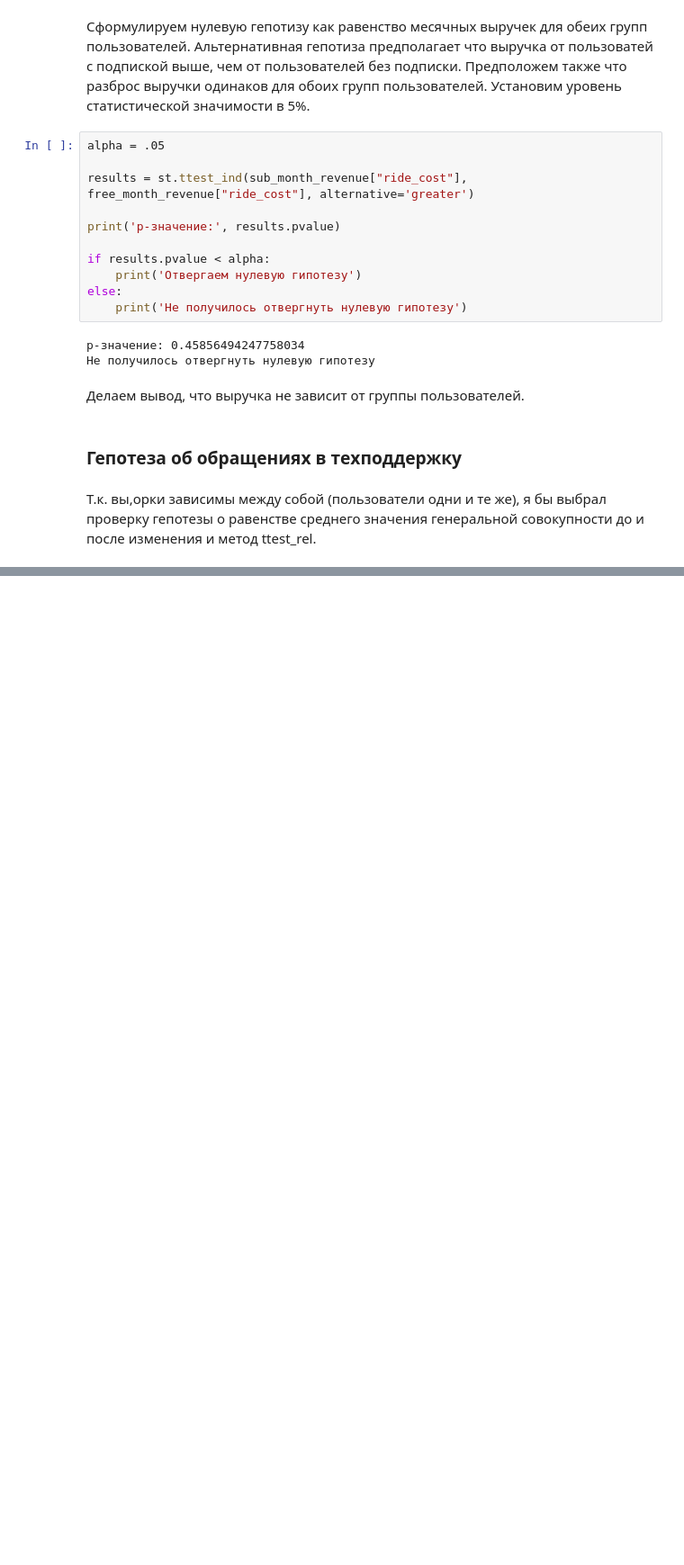
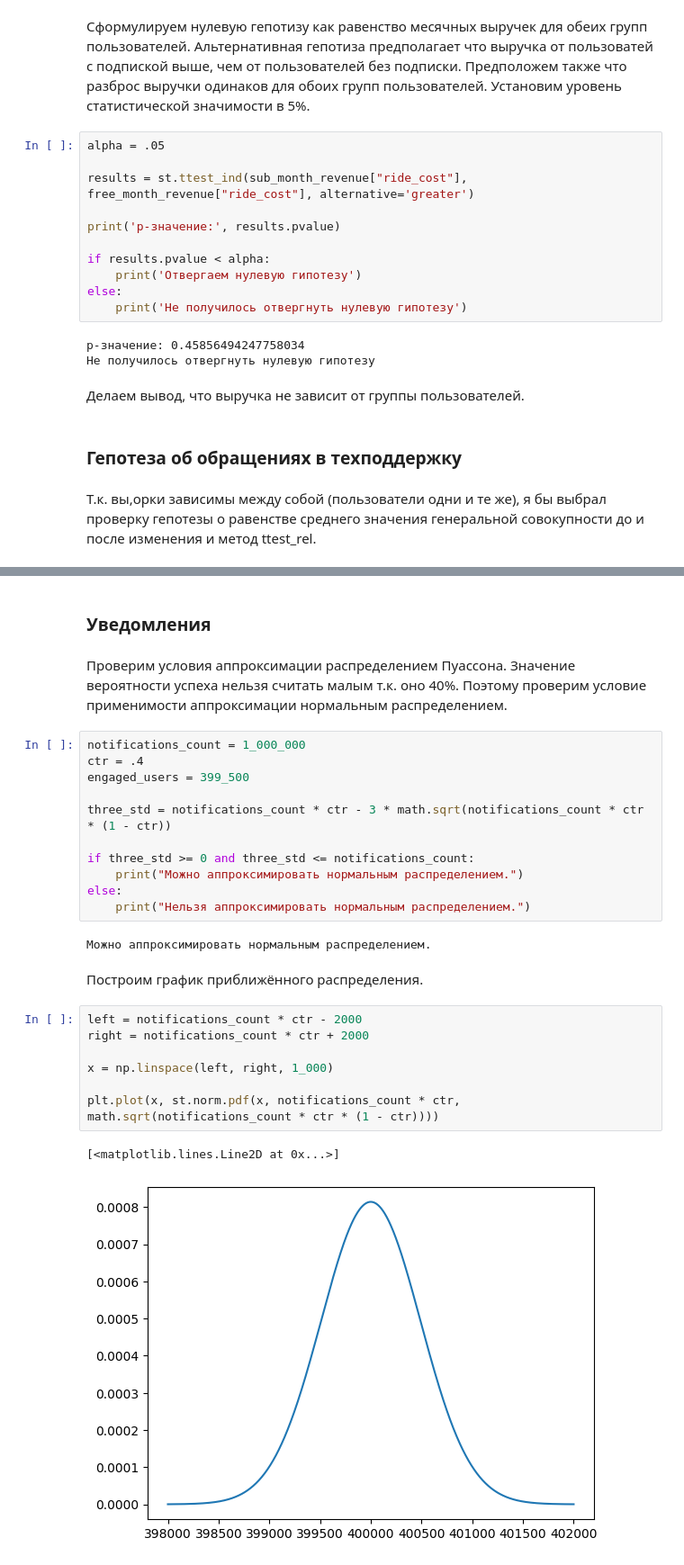
Before and after one commit to EvanderLatine/DS_Practicum, a Jupyter notebook: Scooters_Lease/Revenue_Optimization.ipynb, the cells around one changed output, grey strips where cells are left out. Shown: that part at 90% size. Cells and saved outputs as stored; diff of their text form; blank space fills up the shorter version.

```diff
--- a/Scooters_Lease/Revenue_Optimization.ipynb
+++ b/Scooters_Lease/Revenue_Optimization.ipynb
@@ -463,0 +487,29 @@ p-значение: 0.45856494247758034
+# %% [markdown]
+### Уведомления
+# %% [markdown]
+Проверим условия аппроксимации распределением Пуассона. Значение вероятности успеха нельзя считать малым т.к. оно 40%. Поэтому проверим условие применимости аппроксимации нормальным распределением.
+# %%
+notifications_count = 1_000_000
+ctr = .4
+engaged_users = 399_500
+
+three_std = notifications_count * ctr - 3 * math.sqrt(notifications_count * ctr * (1 - ctr))
+
+if three_std >= 0 and three_std <= notifications_count:
+    print("Можно аппроксимировать нормальным распределением.")
+else:
+    print("Нельзя аппроксимировать нормальным распределением.")
+# %% [output]
+Можно аппроксимировать нормальным распределением.
+# %% [markdown]
+Построим график приближённого распределения.
+# %%
+left = notifications_count * ctr - 2000
+right = notifications_count * ctr + 2000
+
+x = np.linspace(left, right, 1_000)
+
+plt.plot(x, st.norm.pdf(x, notifications_count * ctr, math.sqrt(notifications_count * ctr * (1 - ctr))))
+# %% [output]
+[<matplotlib.lines.Line2D at 0x...>]
+[figure, added]
```
Also changed, not shown: parts of 6 cells of this notebook.
